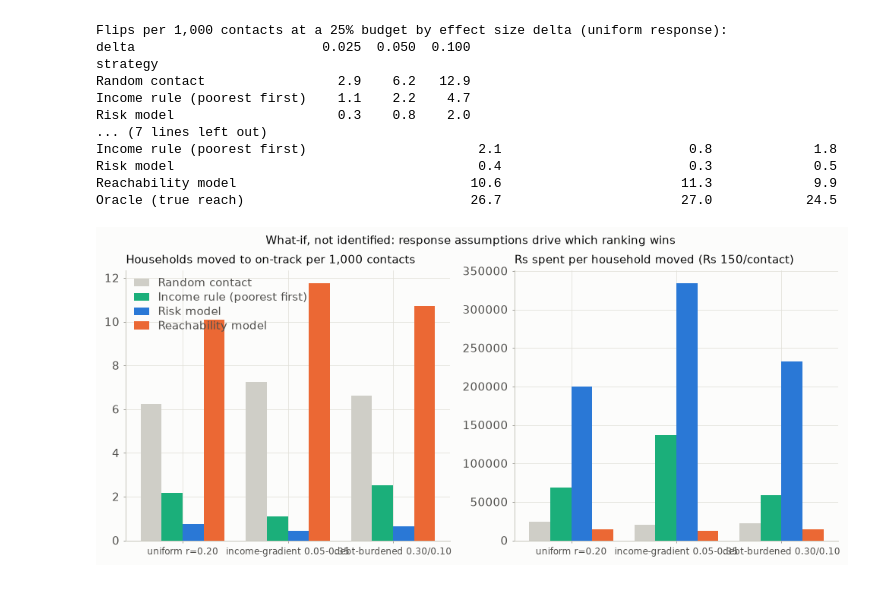
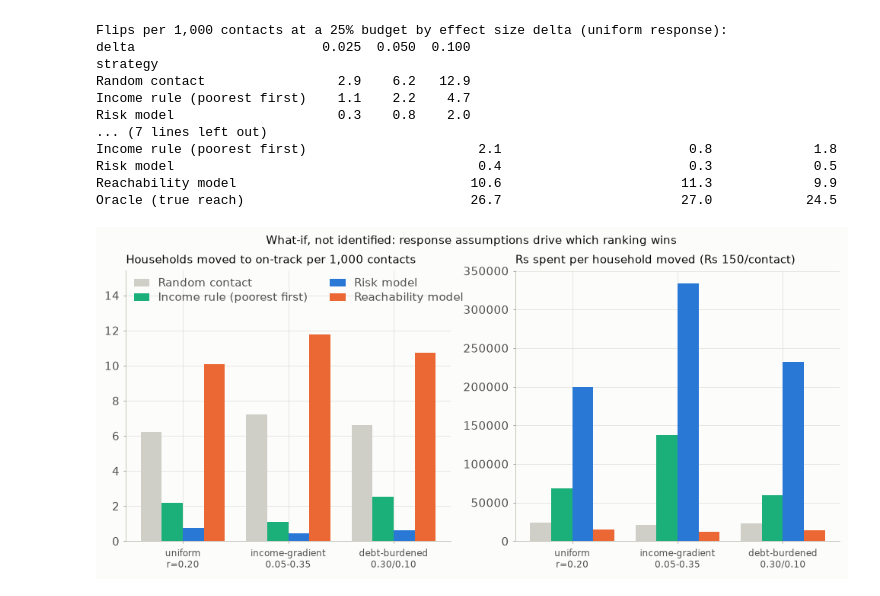
Before and after one commit to saint2706/savings-goal-classifier, a Jupyter notebook: notebooks/09_outreach_simulation.ipynb, the cells around one changed output. Cells and saved outputs as stored; diff of their text form; code cells hidden in the pictures.

```diff
--- a/notebooks/09_outreach_simulation.ipynb
+++ b/notebooks/09_outreach_simulation.ipynb
@@ -146,29 +146,31 @@ Oracle (true reach)                             26.7                       27.0
 # %%
 reach_share = {str(d): float(O.reachable(df, d).sum() / at_risk.sum()) for d in (0.025, 0.05, 0.10)}
 write_result("outreach", {
     "assumptions": {"delta": DELTA, "cost_per_contact_rs": COST, "scenarios": [s.name for s in O.SCENARIOS],
                     "note": "Response is assumed, not identified: IHDS-II records no outreach."},
     "simulation": res, "edge_reachability_vs_risk": edge, "delta_sensitivity": sens,
     "weighted": weighted, "at_risk_within_reach": reach_share,
 })
 
 fig, axes = plt.subplots(1, 2, figsize=(11, 4.2))
 order = ["Random contact", "Income rule (poorest first)", "Risk model", "Reachability model"]
 colours = [viz.CONTEXT, viz.AQUA, viz.BLUE, viz.ORANGE]
 x = np.arange(len(O.SCENARIOS))
 panels = (("flips_per_1000", "Households moved to on-track per 1,000 contacts"),
           ("cost_per_flip", f"Rs spent per household moved (Rs {COST:.0f}/contact)"))
 for ax, (metric, ttl) in zip(axes, panels):
     for j, (name, colr) in enumerate(zip(order, colours)):
         vals = [at25[(at25["strategy"] == name) & (at25["scenario"] == s.name)][metric].iloc[0]
                 for s in O.SCENARIOS]
         ax.bar(x + (j - 1.5) * 0.2, vals, 0.2, color=colr, label=name)
-    ax.set_xticks(x, [s.name for s in O.SCENARIOS], fontsize=8)
+    # Two-line tick labels: the one-line names run into each other at this width.
+    ax.set_xticks(x, [s.name.replace(" ", "\n", 1) for s in O.SCENARIOS], fontsize=8)
     ax.set_title(ttl, fontsize=10)
     viz.strip(ax, "both")
-viz.legend(axes[0], loc="upper left")
+axes[0].set_ylim(top=axes[0].get_ylim()[1] * 1.25)  # headroom so the legend clears the bars
+viz.legend(axes[0], loc="upper left", ncol=2)
 fig.suptitle("What-if, not identified: response assumptions drive which ranking wins", fontsize=10)
 plt.savefig(C.RESULTS / "outreach.png")
 plt.show()
 # %% [output]
-[figure, old version]
+[figure, new version]
```
Also changed, not shown: 2 other files.
